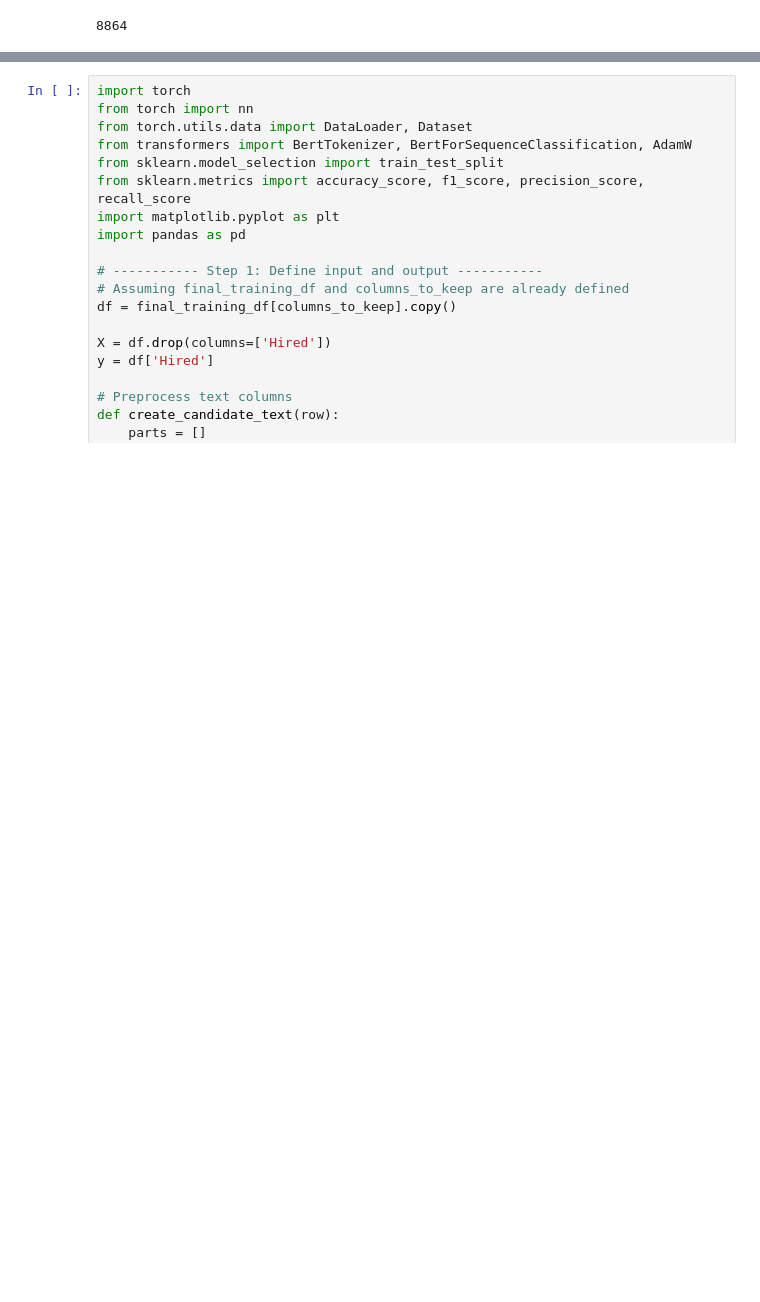
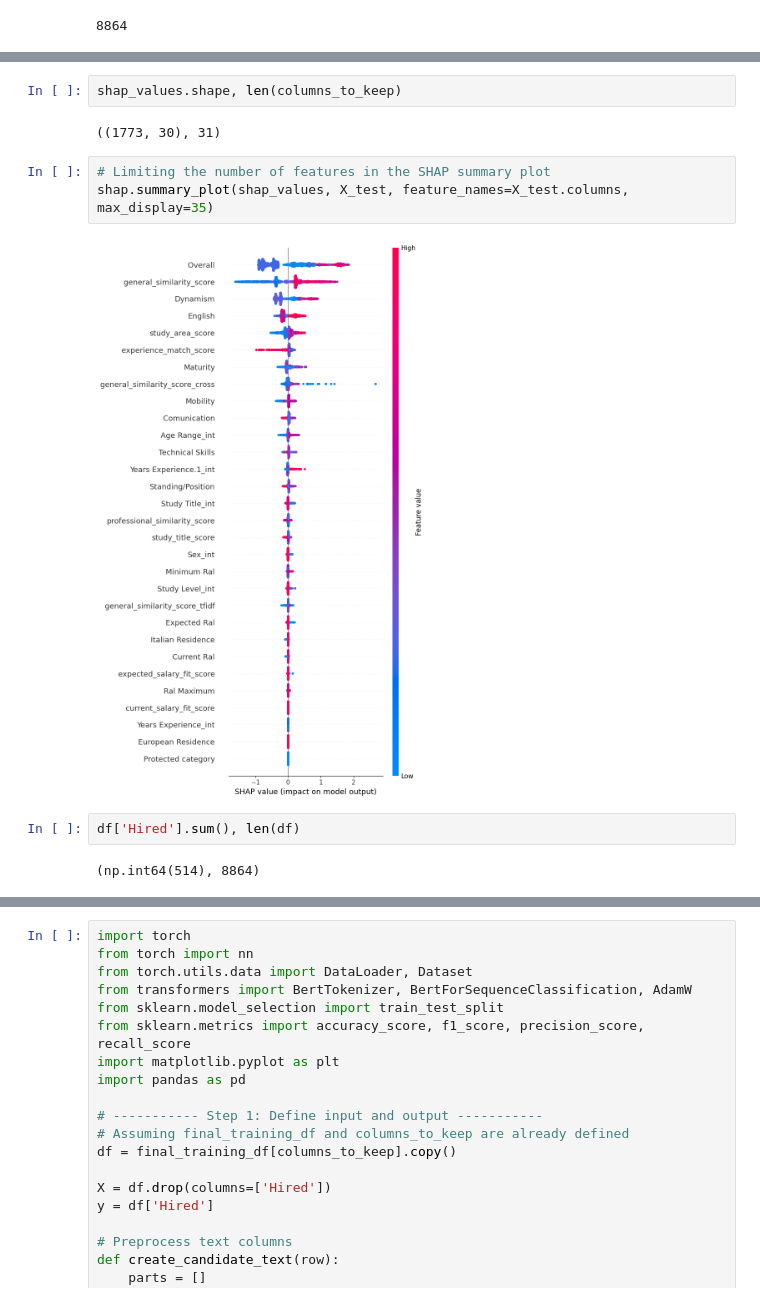
Before and after one commit to lyudmilstamenov/ethics_in_ai_unibo, a Jupyter notebook: model.ipynb, the cells around one changed output, grey strips where cells are left out. Drawn from its saved outputs; the diff is of its cells as text; blank space fills up the shorter version.

```diff
--- a/model.ipynb
+++ b/model.ipynb
@@ -1395,0 +1816,13 @@ And if memory is not enough, you can set `force_col_wise=true`.
+# %%
+shap_values.shape, len(columns_to_keep)
+# %% [output]
+((1773, 30), 31)
+# %%
+# Limiting the number of features in the SHAP summary plot
+shap.summary_plot(shap_values, X_test, feature_names=X_test.columns, max_display=35)
+# %% [output]
+[figure, added]
+# %%
+df['Hired'].sum(), len(df)
+# %% [output]
+(np.int64(514), 8864)
```
Also changed, not shown: parts of 27 cells of this notebook, 4 other files.
